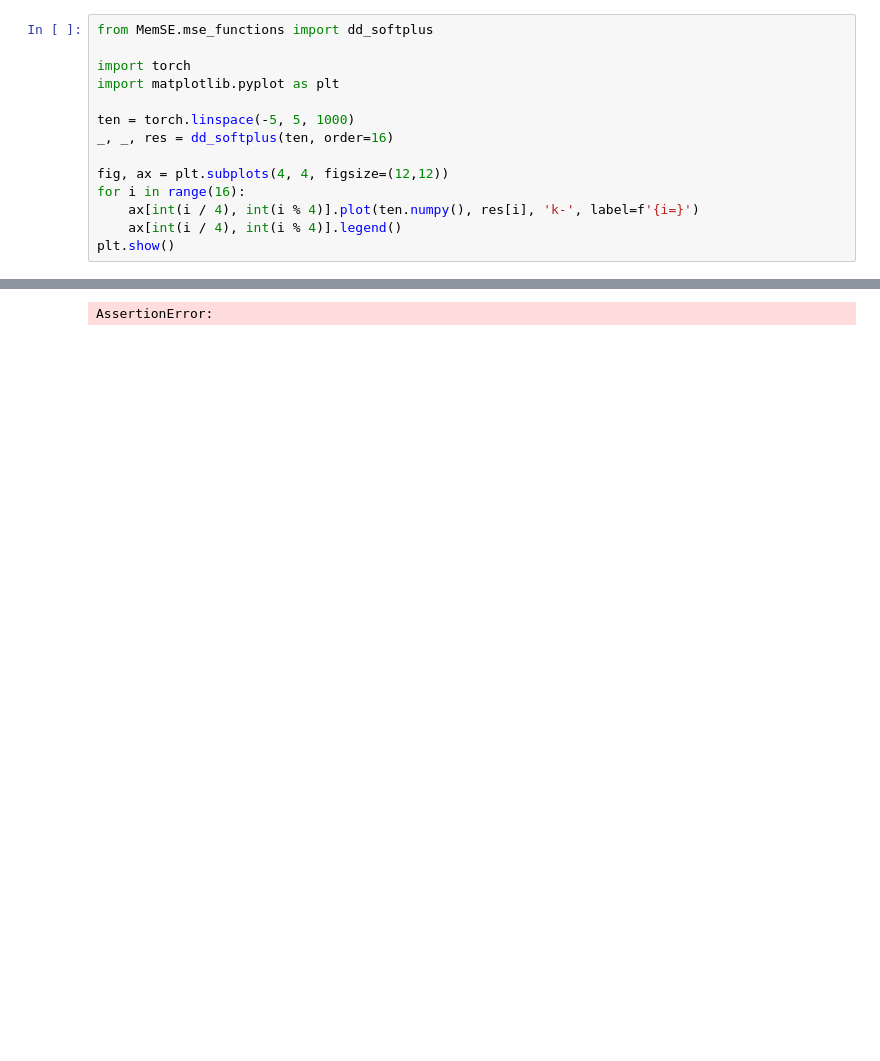
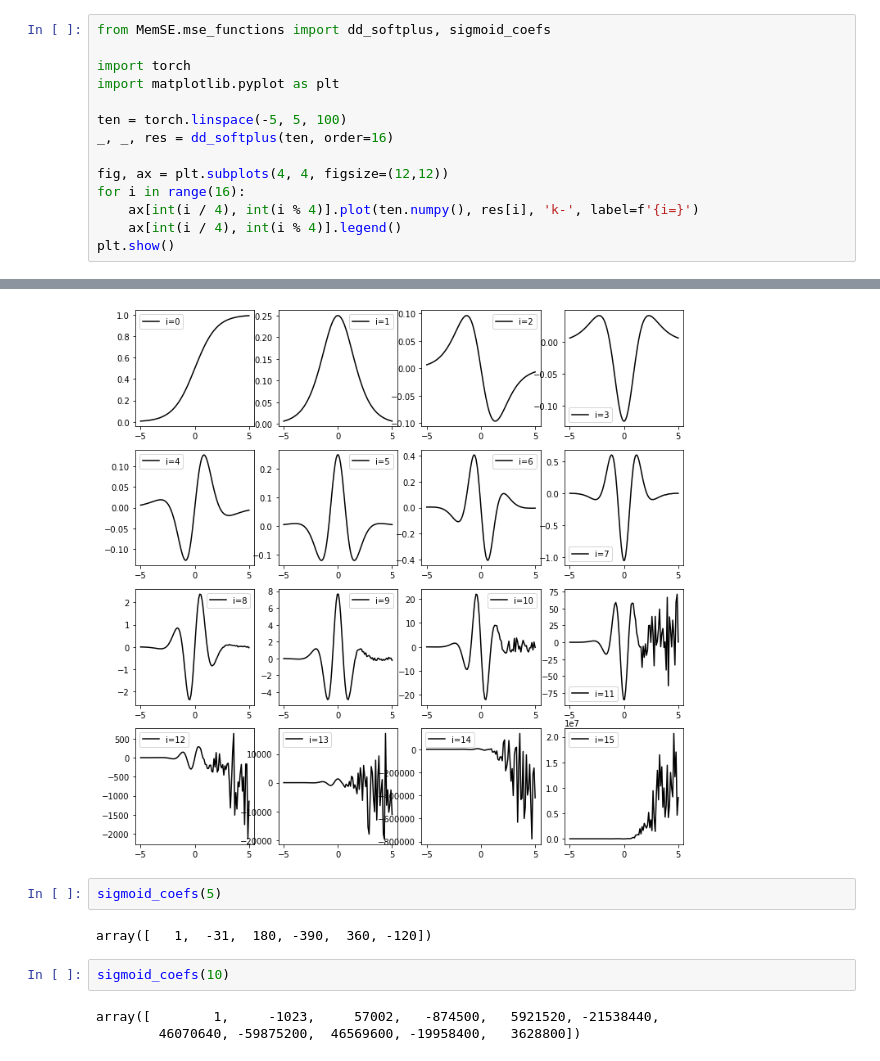
Before and after one commit to sebastienwood/MemSE, a Jupyter notebook: experiments/higher_order_softplus.ipynb, the cells around one changed output, grey strips where cells are left out. Cells and saved outputs as stored; diff of their text form; blank space fills up the shorter version.

Commit message:
higher order softplus derivative working

```diff
--- a/experiments/higher_order_softplus.ipynb
+++ b/experiments/higher_order_softplus.ipynb
@@ -1,10 +1,10 @@
 # %%
-from MemSE.mse_functions import dd_softplus
+from MemSE.mse_functions import dd_softplus, sigmoid_coefs
 
 import torch
 import matplotlib.pyplot as plt
 
-ten = torch.linspace(-5, 5, 1000)
+ten = torch.linspace(-5, 5, 100)
 _, _, res = dd_softplus(ten, order=16)
 
 fig, ax = plt.subplots(4, 4, figsize=(12,12))
@@ -18 +17,10 @@ tensor(-1.5875e+13)
-AssertionError:
+[figure, added]
+# %%
+sigmoid_coefs(5)
+# %% [output]
+array([   1,  -31,  180, -390,  360, -120])
+# %%
+sigmoid_coefs(10)
+# %% [output]
+array([        1,     -1023,     57002,   -874500,   5921520, -21538440,
+        46070640, -59875200,  46569600, -19958400,   3628800])
```
Also changed, not shown: parts of 1 cell of this notebook, 1 other file.
